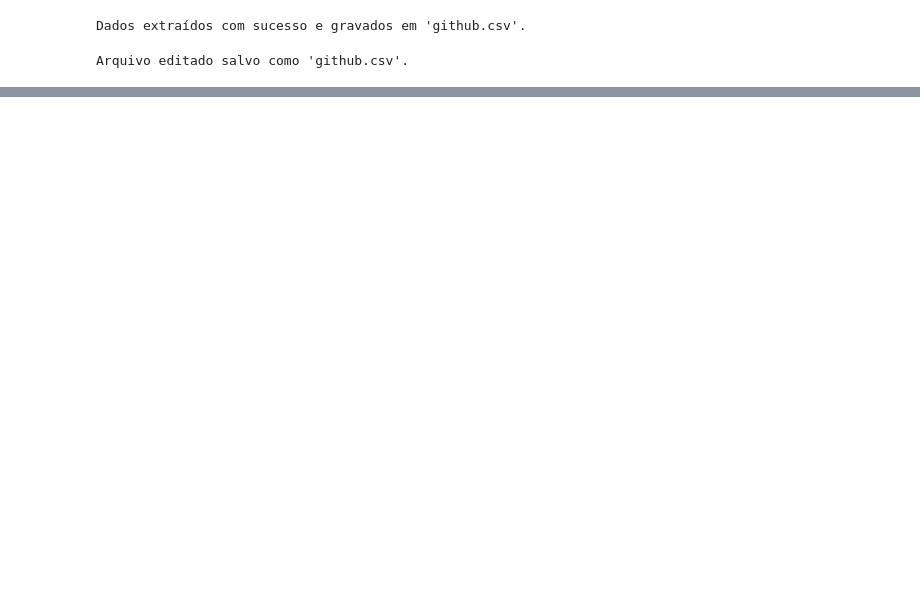
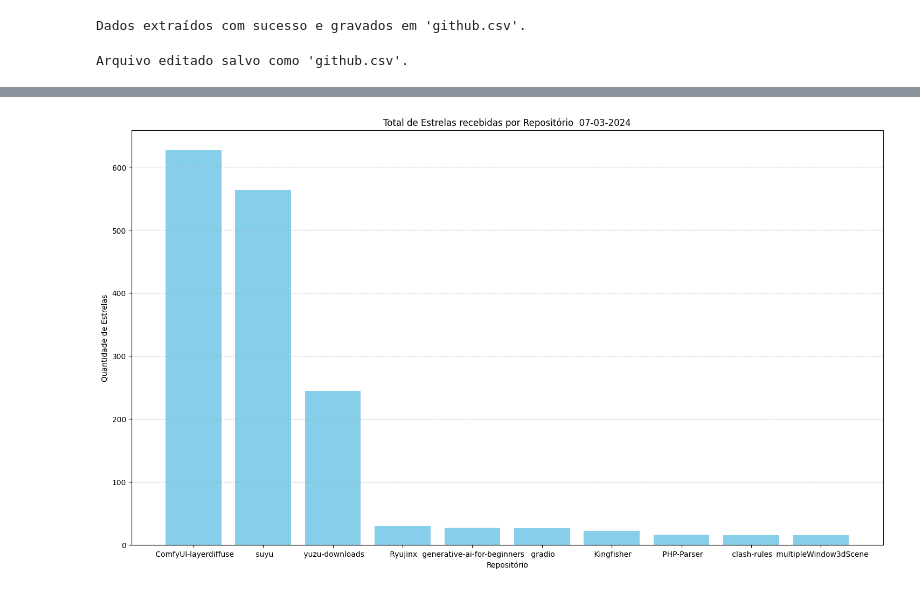
Before and after one commit to luisfernandogbraga/Projetos-mais-populares-do-GitHub, a Jupyter notebook: ETL.ipynb, the cells around one changed output, grey strips where cells are left out. Saved outputs shown, nothing was run; the diff lists cells and outputs as text; code cells hidden in the pictures; blank space fills up the shorter version.

```diff
--- a/ETL.ipynb
+++ b/ETL.ipynb
@@ -111,0 +159,12 @@ display(df)
+# %%
+df_sorted_by_stars= df.sort_values(by='stars', ascending=False)
+top_10= df_sorted_by_stars.head(10)
+plt.figure(figsize=(18,10))
+plt.bar(top_10['project'], top_10['stars'], color='skyblue')
+plt.title('Total de Estrelas recebidas por Repositório  {}'.format(datetime.today().strftime('%d-%m-%Y')))
+plt.xlabel('Repositório')
+plt.ylabel('Quantidade de Estrelas')
+plt.grid(axis='y', linestyle='--', alpha=0.7)
+plt.show()
+# %% [output]
+[figure, added]
```
Also changed, not shown: parts of 7 cells of this notebook, 1 other file.
